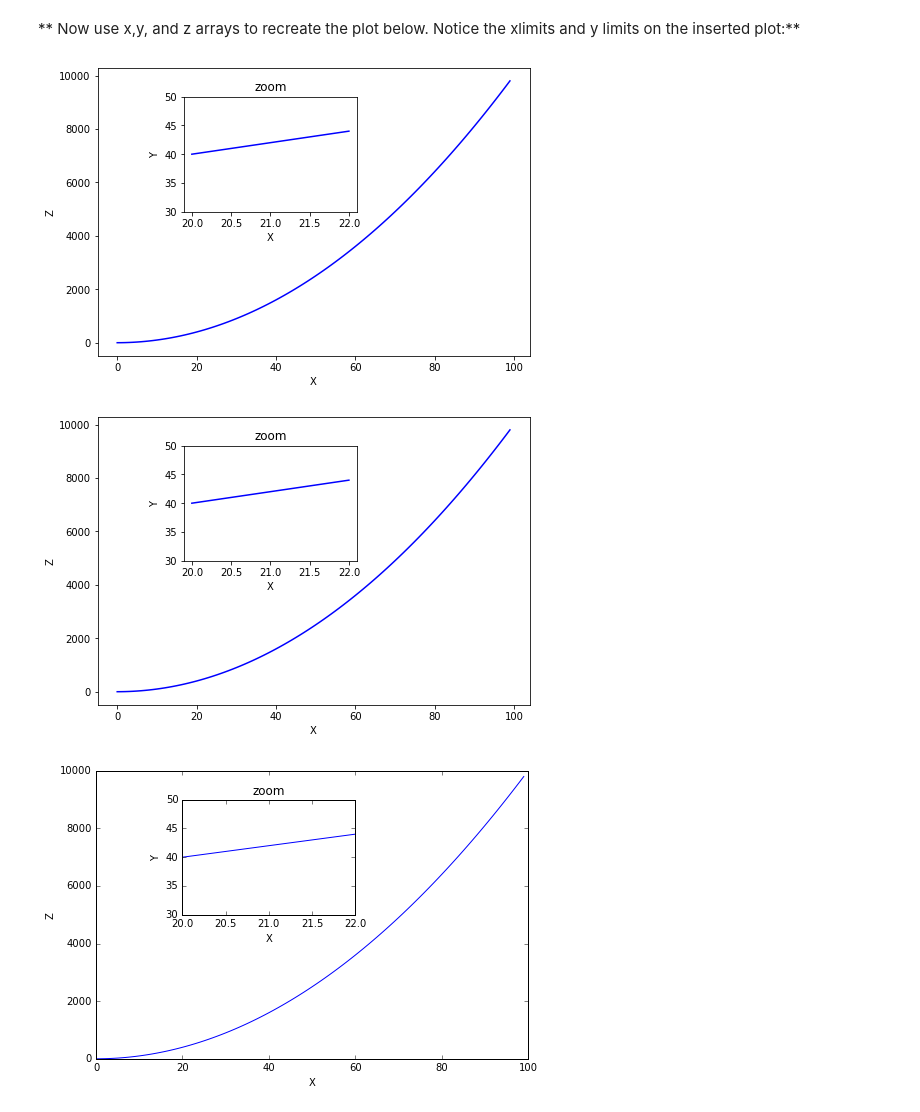
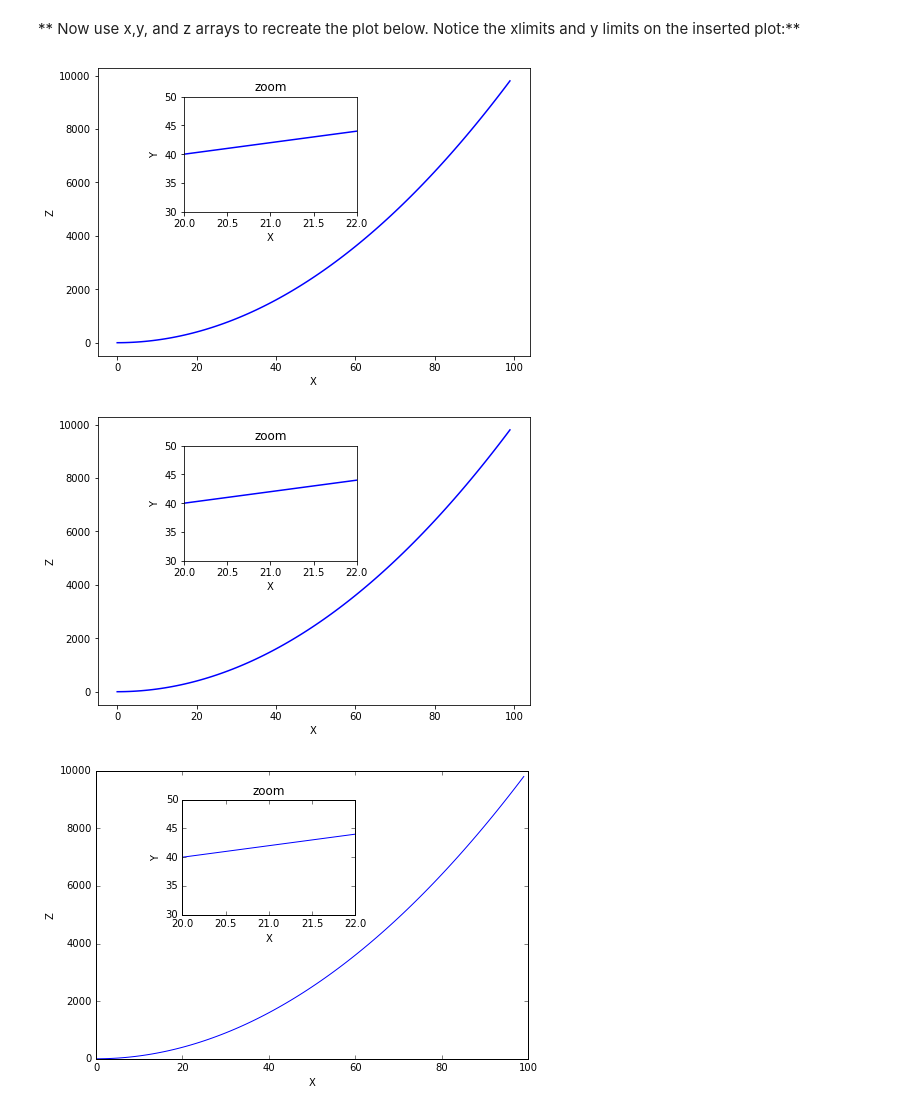
Before and after one commit to esraa-abdelmaksoud/Shai-Training-Notebooks, a Jupyter notebook: Matplotlib_Exercises.ipynb, the cells around one changed output. Cells and saved outputs as stored; diff of their text form; code cells hidden in the pictures.

```diff
--- a/Matplotlib_Exercises.ipynb
+++ b/Matplotlib_Exercises.ipynb
@@ -95,42 +97,51 @@ ax2 = fig.add_axes([0.2,0.5,0.4,0.4])
 # %% [markdown]
 ** Now use x,y, and z arrays to recreate the plot below. Notice the xlimits and y limits on the inserted plot:**
 # %%
+# Uncomment the margins if you want to remove bigger axes margins
 fig = plt.figure()
 ax1 = fig.add_axes([0,0,1,1])
 plt.xlabel('X')
 plt.ylabel('Z')
+# plt.margins(x=0)
+# plt.margins(y=0)
 x = np.arange(0,100)
 y = x**2
 plt.plot(x,y,'b')
 ax2 = fig.add_axes([0.2,0.5,0.4,0.4])
 ax2.set_ylim(30,50)
 plt.title('zoom')
 plt.xlabel('X')
 plt.ylabel('Y')
+plt.margins(x=0)
+plt.margins(y=0)
 x = np.array([20,22])
 y = np.array([40,44])
 plt.plot(x,y,'b')
 plt.show()
 
 fig = plt.figure()
 ax1 = fig.add_axes([0,0,1,1])
 plt.xlabel('X')
 plt.ylabel('Z')
+# plt.margins(x=0)
+# plt.margins(y=0)
 x = np.arange(0,100)
 y = x**2
 plt.plot(x,y,'b')
 ax2 = fig.add_axes([0.2,0.5,0.4,0.4])
 ax2.set_ylim(30,50)
 plt.title('zoom')
 plt.xlabel('X')
 plt.ylabel('Y')
+plt.margins(x=0)
+plt.margins(y=0)
 x = np.array([20,22])
 y = np.array([40,44])
 plt.plot(x,y,'b')
 plt.show()
 # %% [output]
-[figure, old version]
+[figure, new version]
-[figure, old version]
+[figure, new version]
 # %%
 # %% [output]
 [figure]
```
Also changed, not shown: parts of 3 cells of this notebook.
